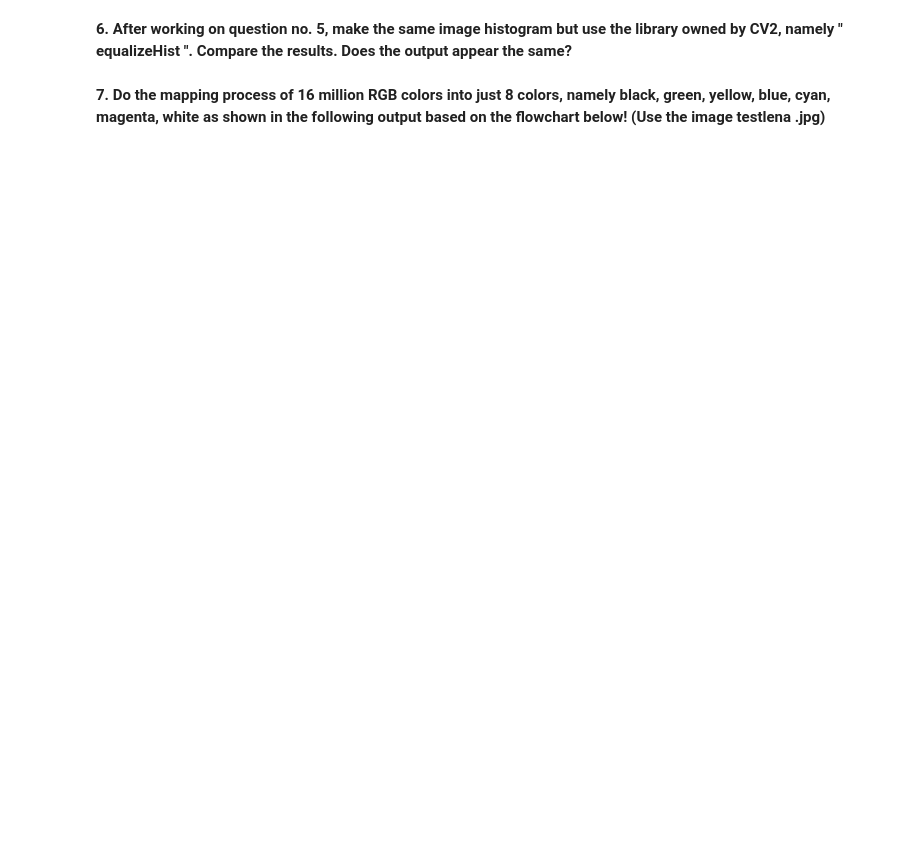
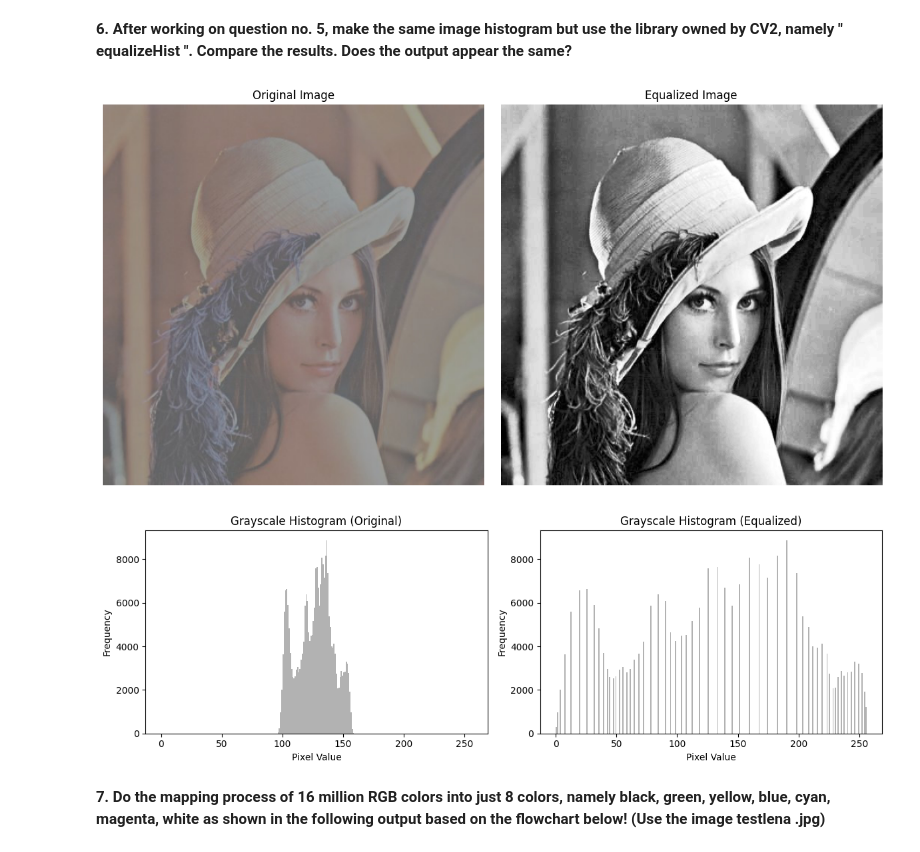
Before and after one commit to MuhammadAdhikaIsaNugraha/PVCK_Ganjil_2023, a Jupyter notebook: Week6.ipynb, the cells around one changed output. Saved outputs shown, nothing was run; the diff lists cells and outputs as text; code cells hidden in the pictures; blank space fills up the shorter version.

```diff
--- a/Week6.ipynb
+++ b/Week6.ipynb
@@ -136,4 +300,62 @@ else:
 # %% [markdown]
 **6. After working on question no. 5, make the same image histogram but use the library owned by CV2, namely " equalizeHist ". Compare the results. Does the output appear the same?**
+# %%
+import cv2 as cv
+import matplotlib.pyplot as plt
+
+# Load an image
+image_path = '/content/drive/MyDrive/Polinema/Semester 5/PVCK/Meeting 6/lena_lc.jpg'  # Replace with the path to your image
+image = cv.imread(image_path)
+
+# Check if the image was loaded successfully
+if image is None:
+    print("Error: Unable to load the image.")
+else:
+    # Convert the image to grayscale for equalization
+    grayscale_image = cv.cvtColor(image, cv.COLOR_BGR2GRAY)
+
+    # Apply histogram equalization to the grayscale image
+    equalized_image = cv.equalizeHist(grayscale_image)
+
+    # Plot the original and equalized images
+    plt.figure(figsize=(12, 6))
+
+    # Original Image
+    plt.subplot(1, 2, 1)
+    plt.imshow(cv.cvtColor(image, cv.COLOR_BGR2RGB))
+    plt.title('Original Image')
+    plt.axis('off')
+
+    # Equalized Image
+    plt.subplot(1, 2, 2)
+    plt.imshow(equalized_image, cmap='gray')
+    plt.title('Equalized Image')
+    plt.axis('off')
+
+    plt.tight_layout()
+    plt.show()
+
+    # Plot histograms for the original and equalized grayscale image
+    plt.figure(figsize=(12, 4))
+
+    # Original Grayscale Image Histogram
+    plt.subplot(121)
+    plt.hist(grayscale_image.ravel(), bins=256, range=(0, 256), color='gray', alpha=0.6)
+    plt.xlabel('Pixel Value')
+    plt.ylabel('Frequency')
+    plt.title('Grayscale Histogram (Original)')
+
+    # Equalized Grayscale Image Histogram
+    plt.subplot(122)
+    plt.hist(equalized_image.ravel(), bins=256, range=(0, 256), color='gray', alpha=0.6)
+    plt.xlabel('Pixel Value')
+    plt.ylabel('Frequency')
+    plt.title('Grayscale Histogram (Equalized)')
+
+    plt.tight_layout()
+    plt.show()
+# %% [output]
+[figure, added]
+[figure, added]
 # %% [markdown]
 **7. Do the mapping process of 16 million RGB colors into just 8 colors, namely black, green, yellow, blue, cyan, magenta, white as shown in the following output based on the flowchart below! (Use the image testlena .jpg)**
```
Also changed, not shown: parts of 6 cells of this notebook.
